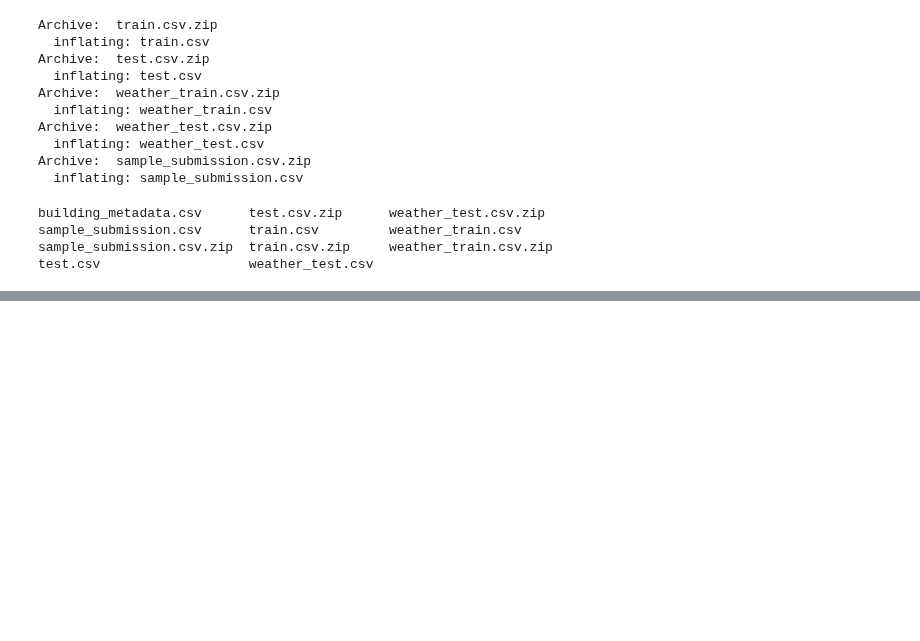
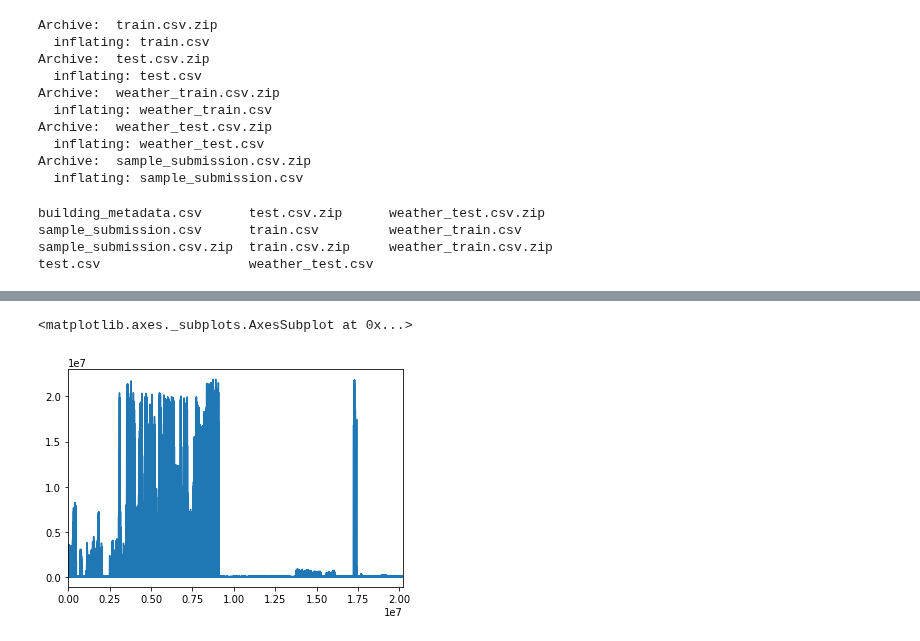
Before and after one commit to ravi-gopalan/DAND_Data_Wrangling, a Jupyter notebook: ashrae_1.ipynb, the cells around one changed output, grey strips where cells are left out. Saved outputs shown, nothing was run; the diff lists cells and outputs as text; code cells hidden in the pictures; blank space fills up the shorter version.

```diff
--- a/ashrae_1.ipynb
+++ b/ashrae_1.ipynb
@@ -181,0 +517,5 @@ memory usage: 2.8 GB
+# %%
+df_train['building_age'] = df_train['timestamp'].dt.year-df_train['year_built'].astype(int)
+df_train.drop(columns=['year_built'],inplace=True)
+df_train = reduce_mem_usage(df_train)
+df_train.info()
@@ -185,0 +648,5 @@ sns.pointplot(data=df_full, x='timestamp',y='meter_reading',hue='train_test')
+# %%
+df_train['meter_reading'].plot()
+# %% [output]
+<matplotlib.axes._subplots.AxesSubplot at 0x...>
+[figure, added]
```
Also changed, not shown: parts of 44 cells of this notebook.
